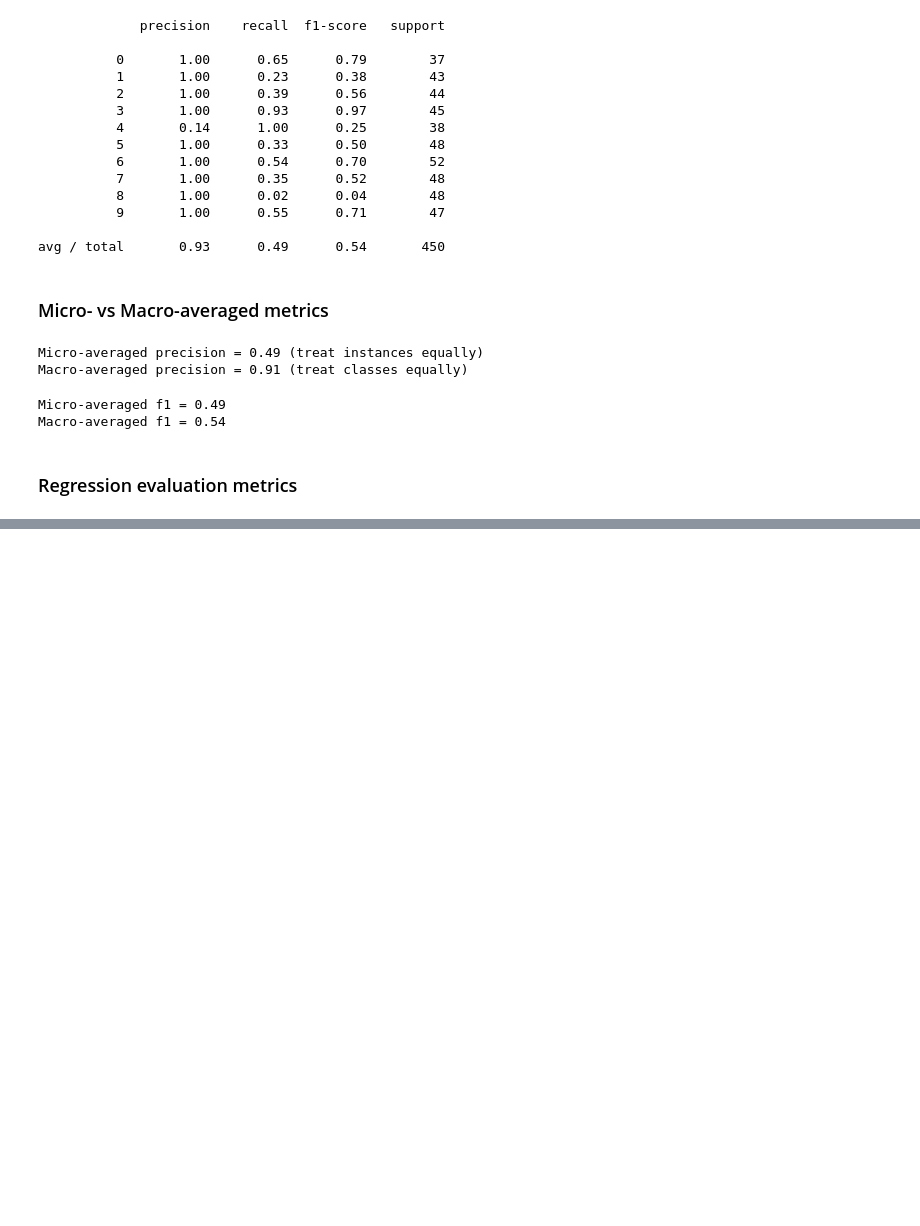
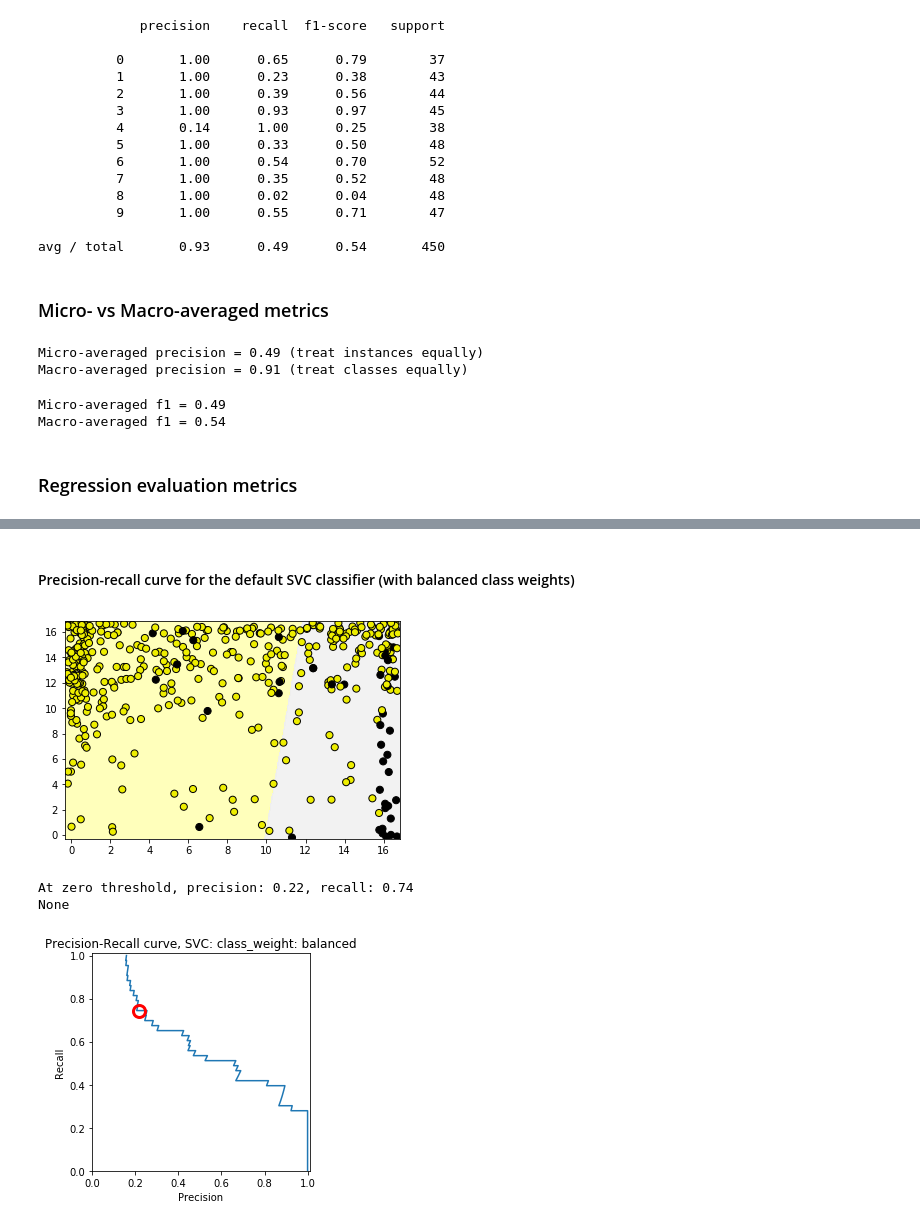
Before and after one commit to djaballah/Applied-Machine-Learning, a Jupyter notebook: module 3/module3-notebook.ipynb, the cells around one changed output, grey strips where cells are left out. Drawn from its saved outputs; the diff is of its cells as text; code cells hidden in the pictures; blank space fills up the shorter version.

```diff
--- a/module 3/module3-notebook.ipynb
+++ b/module 3/module3-notebook.ipynb
@@ -452,0 +581,46 @@ plt.legend(loc='bes')
+# %% [markdown]
+#### Precision-recall curve for the default SVC classifier (with balanced class weights)
+# %%
+from sklearn.model_selection import train_test_split
+from sklearn.metrics import precision_recall_curve
+from adspy_shared_utilities import plot_class_regions_for_classifier
+from sklearn.svm import SVC
+
+dataset = load_digits()
+X, y = dataset.data, dataset.target == 1
+X_train, X_test, y_train, y_test = train_test_split(X, y, random_state=0)
+
+# create a two-feature input vector matching the example plot above
+jitter_delta = 0.25
+X_twovar_train = X_train[:,[20,59]]+ np.random.rand(X_train.shape[0], 2) - jitter_delta
+X_twovar_test  = X_test[:,[20,59]] + np.random.rand(X_test.shape[0], 2) - jitter_delta
+
+clf = SVC(kernel='linear', class_weight='balanced').fit(X_twovar_train, y_train)
+
+y_scores = clf.decision_function(X_twovar_test)
+
+precision, recall, thresholds = precision_recall_curve(y_test, y_scores)
+
+closest_zero = np.argmin(np.abs(thresholds))
+closest_zero_p = precision[closest_zero]
+closest_zero_r = recall[closest_zero]
+
+plot_class_regions_for_classifier(clf, X_twovar_test, y_test)
+plt.title("SVC, class_weight = 'balanced', optimized for accuracy")
+plt.cla()
+#plt.figure()
+plt.xlim([0.0, 1.01])
+plt.ylim([0.0, 1.01])
+plt.title('Precision-Recall curve, SVC: class_weight: balanced')
+plt.plot(precision, recall, label='Precision-recall curve')
+plt.plot(closest_zero_p, closest_zero_r, 'o', markersize=12, fillstyle='none', c='r', mew=3)
+plt.xlabel('Precision')
+plt.ylabel('Recall')
+plt.axes().set_aspect('equal')
+print(print('At zero threshold, precision: {:.2f}, recall: {:.2f}'
+      .format(closest_zero_p, closest_zero_r)))
+# %% [output]
+[figure, added]
+At zero threshold, precision: 0.22, recall: 0.74
+None
+[figure, added]
```
Also changed, not shown: parts of 14 cells of this notebook, 3 other files.
